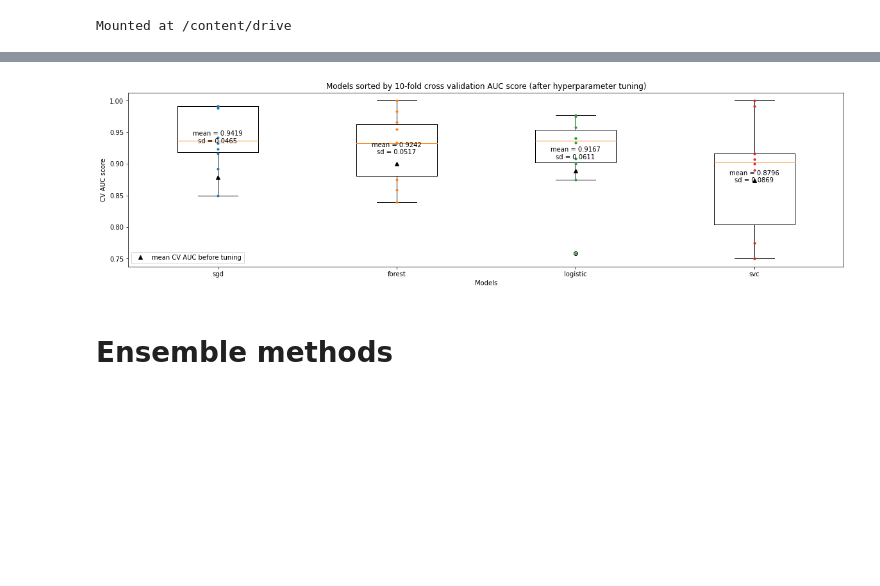
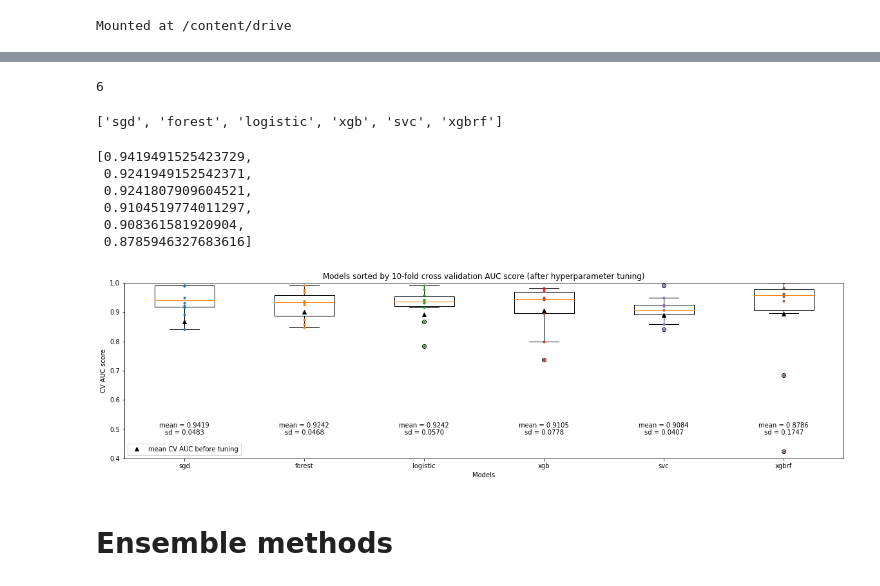
Before and after one commit to WillKWL/Project-NBASeason, a Jupyter notebook: 2_EDA.ipynb, the cells around one changed output, grey strips where cells are left out. Saved outputs shown, nothing was run; the diff lists cells and outputs as text; code cells hidden in the pictures; blank space fills up the shorter version.

```diff
--- a/2_EDA.ipynb
+++ b/2_EDA.ipynb
@@ -843,14 +863,18 @@ dict_clf
 from sklearn.model_selection import RandomizedSearchCV
 from scipy.stats import randint, uniform, loguniform
 # %%
-# testing possible range of hyperparameters before RandomizedSearchCV
-full_pipeline = Pipeline([
-    ("preparation", data_preparation),
-    ("forest", LogisticRegression(random_state=42, C = 1))
-])
+# testing reasonable range of hyperparameters before RandomizedSearchCV
+for i in range(1,100000,10000):
+  i = i/10000
+  full_pipeline = make_pipeline(
+      data_preparation,
+      SGDClassifier(random_state=42, penalty='elasticnet', loss='modified_huber', alpha=i)
+  )
 
-full_pipeline.fit(season, season_label)
-cross_val_score(full_pipeline, season, season_label, cv = 10, scoring='roc_auc')
-# print(full_pipeline.get_params().keys())
-# plt.hist([np.log2(x) for x in loguniform(a=2**-2, b=2**2).rvs(size=10**6)])
+  full_pipeline.fit(season, season_label)
+  cv_score = cross_val_score(full_pipeline, season, season_label, cv = 5, scoring='roc_auc')
+  print(i, cv_score)
+  print(np.mean(cv_score), np.std(cv_score))
+  # print(full_pipeline.get_params().keys())
+  # plt.hist([np.log2(x) for x in loguniform(a=2**-2, b=2**2).rvs(size=10**6)])
 # %% [output]
@@ -889,7 +958,7 @@ param_grids = {
 # %%
 random_clfs = []
 
-for clf_name, clf in shortlisted_clfs.items():
+for clf_name, clf in tqdm(shortlisted_clfs.items()):
 
   full_pipeline = Pipeline([
     ("preparation", data_preparation),
@@ -917,7 +986,7 @@ for clf_name, clf in shortlisted_clfs.items():
   random_search.fit(season, season_label)
   random_clfs.append(random_search)
 
-  print(f"best_score: {random_search.best_score_}")
+  print(f"\nbest_score: {random_search.best_score_}")
   print(f"best_params: {random_search.best_params_}")
   # print(pd.DataFrame(random_search.cv_results_))
 # %% [output]
@@ -985,23 +1069,40 @@ for clf_name, model in tuned_models.items():
 mean_tuned_auc = [np.mean(auc) for auc in tuned_auc]
 sorted_tuned_auc = [i for _, i in sorted(zip(mean_tuned_auc, tuned_auc), reverse = True)]
 sorted_tuned_clf = [i for _, i in sorted(zip(mean_tuned_auc, tuned_models.keys()), reverse = True)]
+# %%
+len(sorted_tuned_auc)
+# %% [output]
+6
+# %%
+sorted_tuned_clf
+# %% [output]
+['sgd', 'forest', 'logistic', 'xgb', 'svc', 'xgbrf']
+# %%
+sorted(mean_tuned_auc, reverse=True)
+# %% [output]
+[0.9419491525423729,
+ 0.9241949152542371,
+ 0.9241807909604521,
+ 0.9104519774011297,
+ 0.908361581920904,
+ 0.8785946327683616]
 # %%
 plt.boxplot(sorted_tuned_auc, labels=sorted_tuned_clf)
 # add dots for CV AUC scores
 for i, auc in enumerate(sorted_tuned_auc):
   plt.plot([i+1]*len(auc), auc, ".")
-  plt.annotate(f"mean = {np.mean(auc):0.4f}\nsd = {np.std(auc):0.4f}",(i+1, np.mean(auc)), ha = 'center', va = 'center')
-  if i == 0:
-    plt.plot([i+1], mean_auc[list_clf.index(sorted_tuned_clf[i])], "k^", label = 'mean CV AUC before tuning')
-  else:
-    plt.plot([i+1], mean_auc[list_clf.index(sorted_tuned_clf[i])], "k^")
+  plt.annotate(f"mean = {np.mean(auc):0.4f}\nsd = {np.std(auc):0.4f}",(i+1, 0.5), ha = 'center', va = 'center')
+
+plt.plot([*range(1,len(sorted_tuned_auc)+1,1)], [mean_auc[list_clf.index(x)] for x in sorted_tuned_clf],
+         "k^", label = 'mean CV AUC before tuning')
 plt.title(f"Models sorted by 10-fold cross validation AUC score (after hyperparameter tuning)")
 plt.xlabel("Models")
+plt.ylim(0.4,1)
 plt.ylabel("CV AUC score")
 plt.legend()
 plt.show()
 # %% [output]
-[figure, old version]
+[figure, new version]
 # %% [markdown]
 # Ensemble methods
 # %%
```
Also changed, not shown: parts of 15 cells of this notebook.
